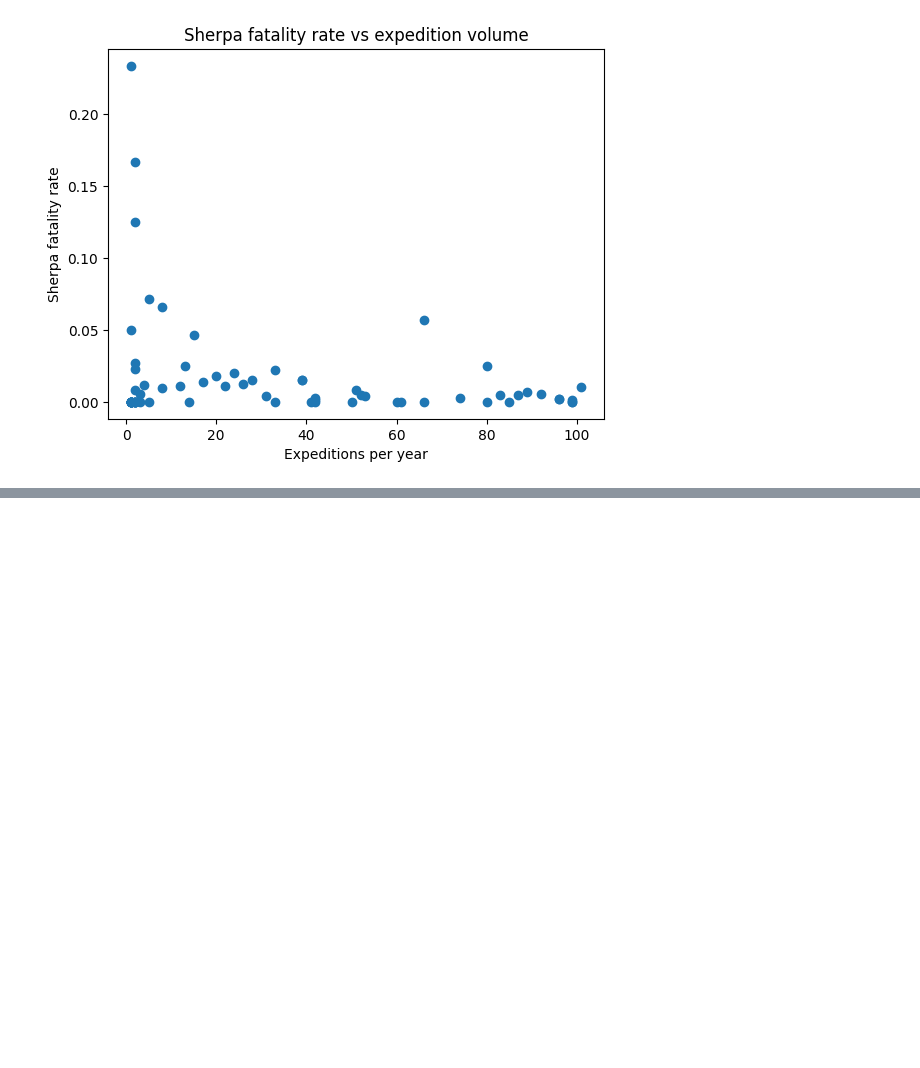
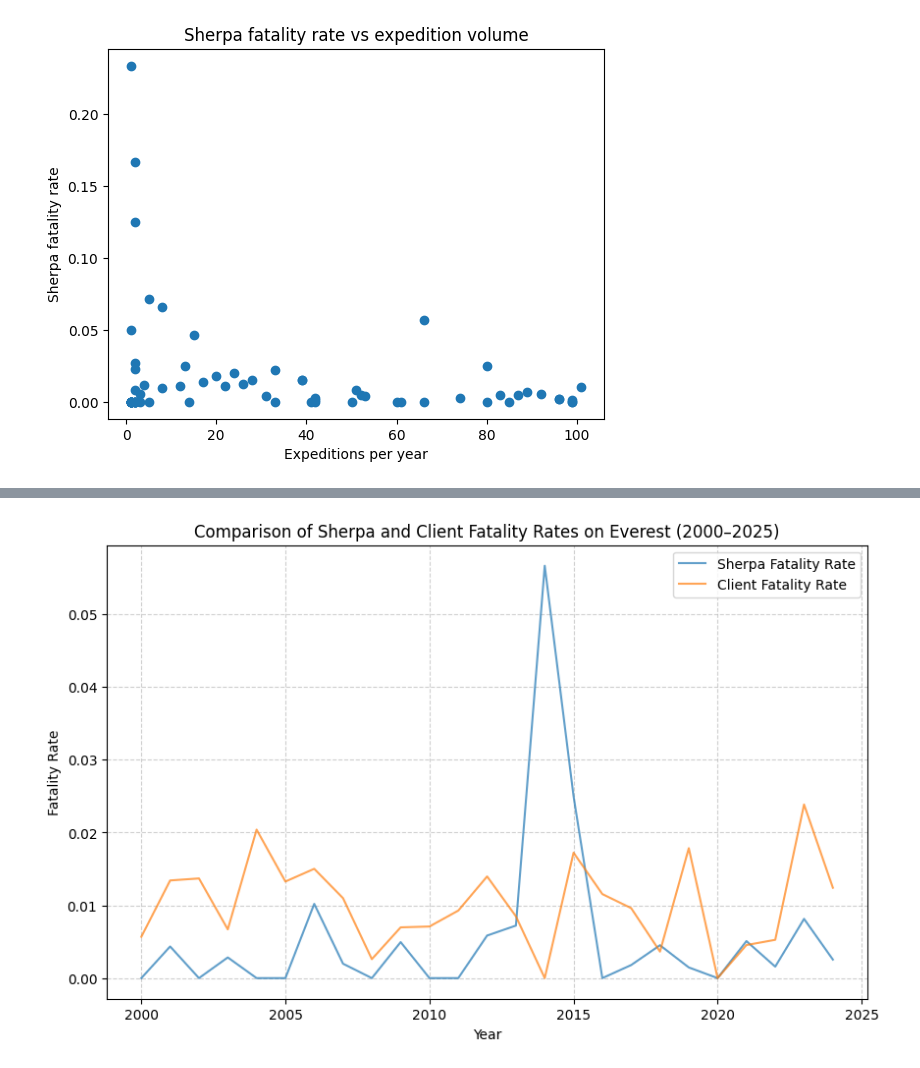
Before and after one commit to snig-17/QM-GRUNGE, a Jupyter notebook: visualisations.ipynb, the cells around one changed output, grey strips where cells are left out. Saved outputs shown, nothing was run; the diff lists cells and outputs as text; code cells hidden in the pictures; blank space fills up the shorter version.

```diff
--- a/visualisations.ipynb
+++ b/visualisations.ipynb
@@ -172,0 +425,14 @@ plt.show()
+# %%
+year_2000_onwards = year[year["Year"] >= 2000].copy()
+
+plt.figure(figsize=(10, 6))
+plt.plot(year_2000_onwards["Year"], year_2000_onwards["SherpaFatalityRate"], label="Sherpa Fatality Rate", alpha=0.7)
+plt.plot(year_2000_onwards["Year"], year_2000_onwards["ClientFatalityRate"], label="Client Fatality Rate", alpha=0.7)
+plt.xlabel("Year")
+plt.ylabel("Fatality Rate")
+plt.title("Comparison of Sherpa and Client Fatality Rates on Everest (2000–2025)")
+plt.legend()
+plt.grid(True, linestyle='--', alpha=0.6)
+plt.show()
+# %% [output]
+[figure, added]
```
Also changed, not shown: parts of 12 cells of this notebook.
